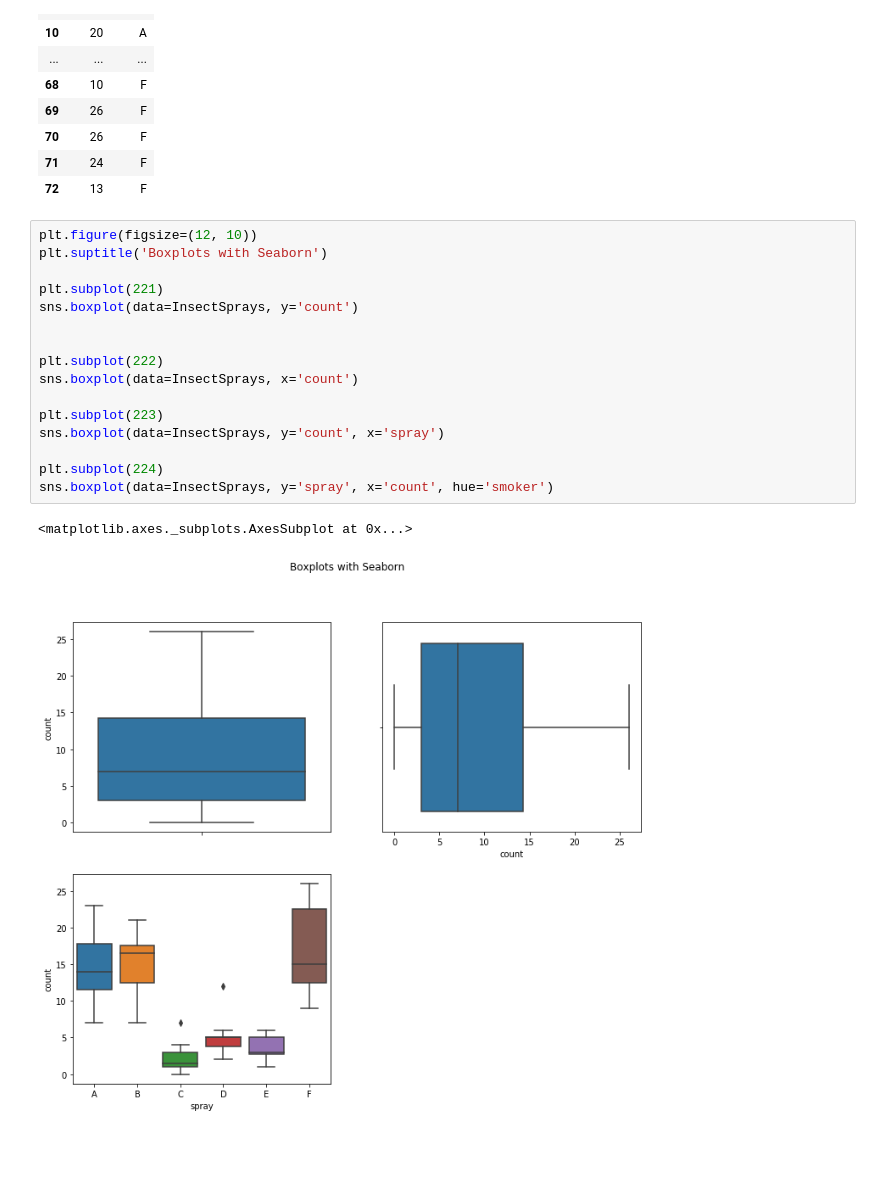
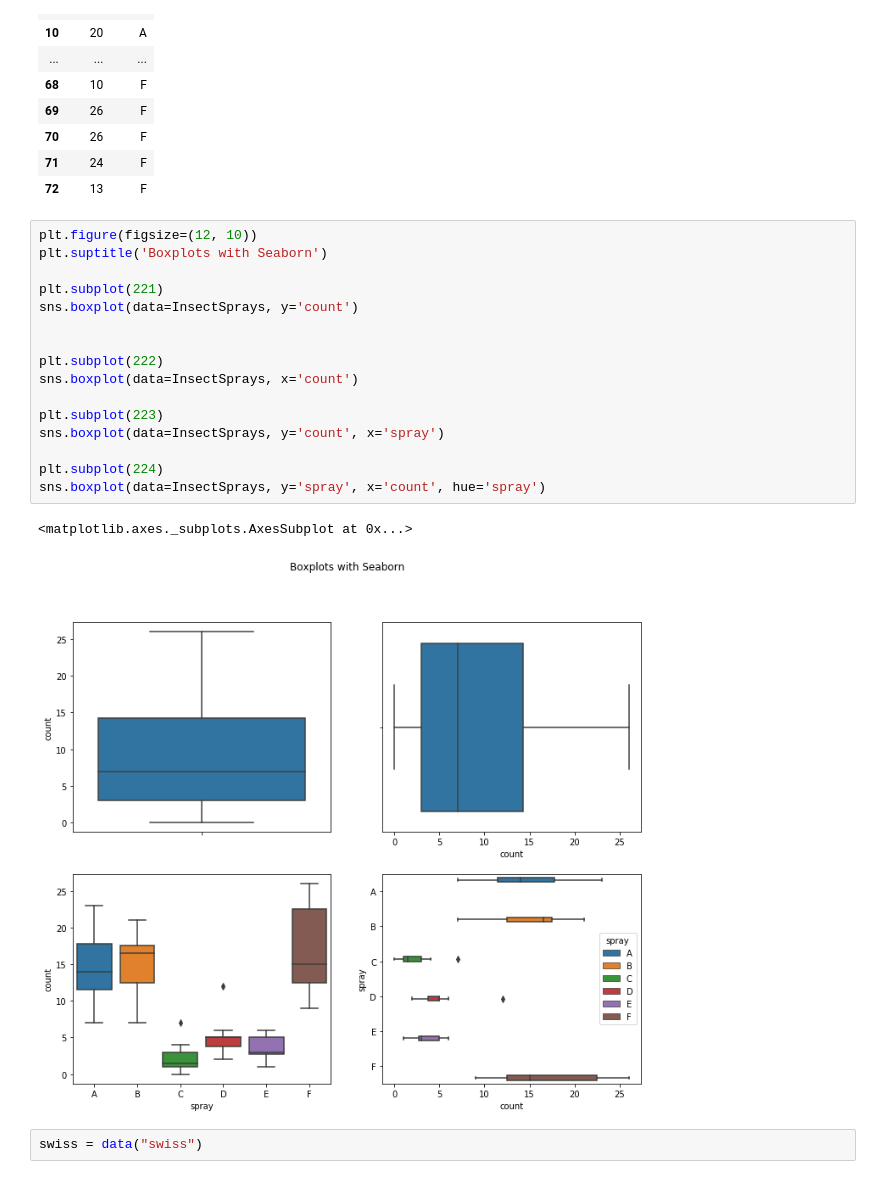
Before and after one commit to matt-c-knight/numpy-pandas-visualization-exercises, a Jupyter notebook: seaborn_exercises.ipynb, the cells around one changed output. Cells and saved outputs as stored; diff of their text form; blank space fills up the shorter version.

```diff
--- a/seaborn_exercises.ipynb
+++ b/seaborn_exercises.ipynb
@@ -141,19 +137,21 @@ InsectSprays
 # %%
 plt.figure(figsize=(12, 10))
 plt.suptitle('Boxplots with Seaborn')
 
 plt.subplot(221)
 sns.boxplot(data=InsectSprays, y='count')
 
 
 plt.subplot(222)
 sns.boxplot(data=InsectSprays, x='count')
 
 plt.subplot(223)
 sns.boxplot(data=InsectSprays, y='count', x='spray')
 
 plt.subplot(224)
-sns.boxplot(data=InsectSprays, y='spray', x='count', hue='smoker')
+sns.boxplot(data=InsectSprays, y='spray', x='count', hue='spray')
 # %% [output]
 <matplotlib.axes._subplots.AxesSubplot at 0x...>
-[figure, old version]
+[figure, new version]
+# %%
+swiss = data("swiss")
```
Also changed, not shown: parts of 7 cells of this notebook.
